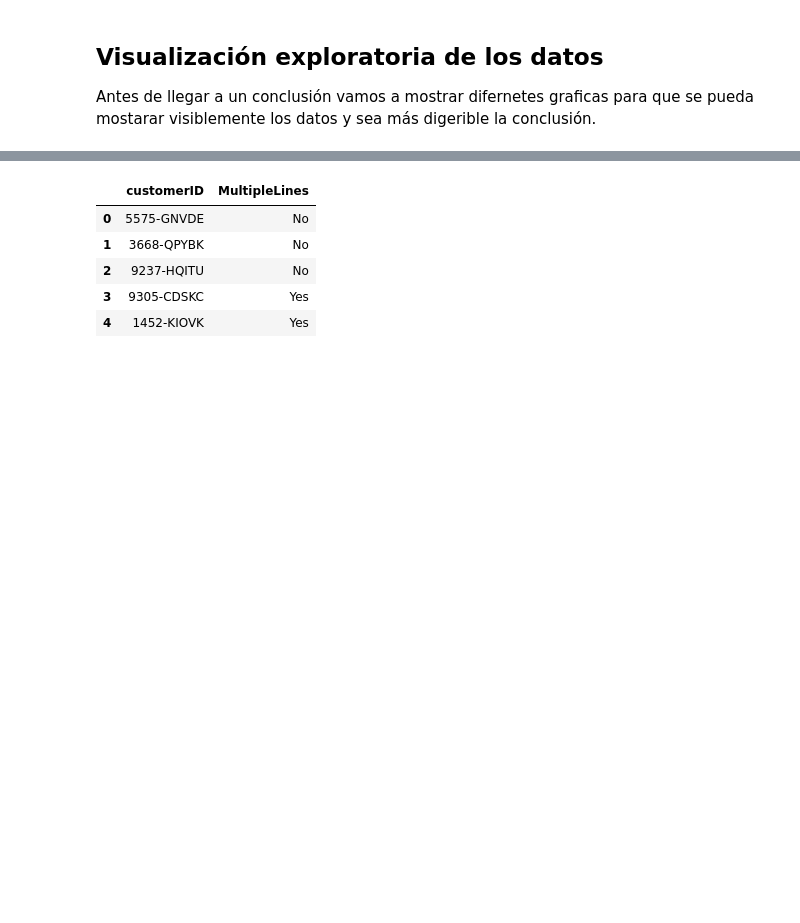
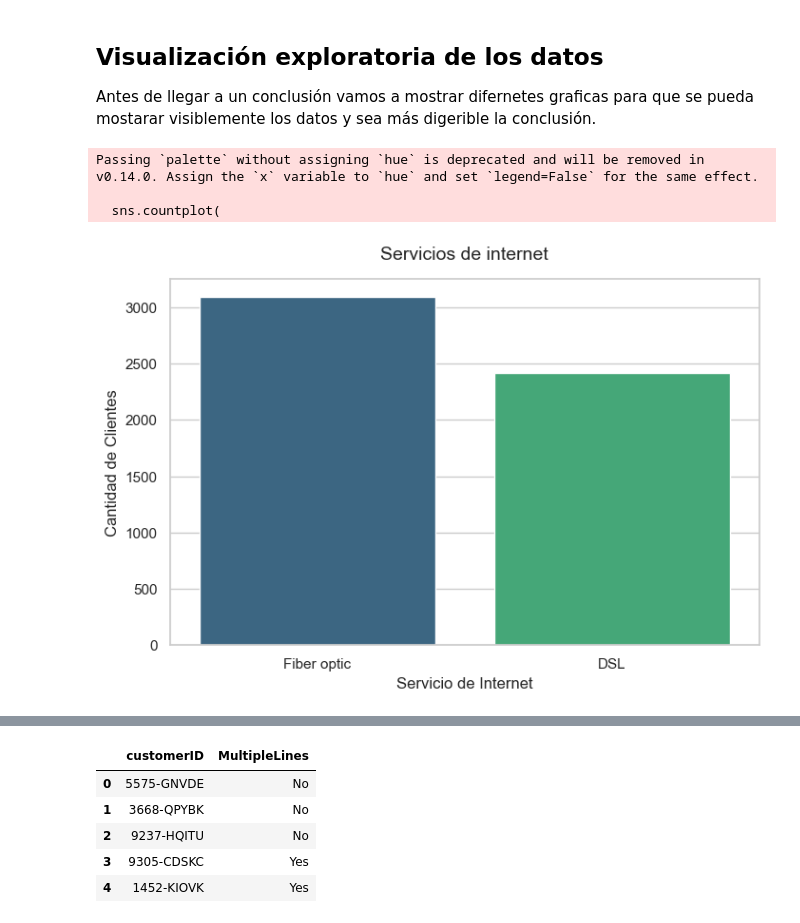
Before and after one commit to Hpaz96/Servicios-de-Interconnect, a Jupyter notebook: notebooks/02_modelo_final.ipynb, the cells around one changed output, grey strips where cells are left out. Cells and saved outputs as stored; diff of their text form; code cells hidden in the pictures; blank space fills up the shorter version.

```diff
--- a/notebooks/02_modelo_final.ipynb
+++ b/notebooks/02_modelo_final.ipynb
@@ -735,3 +743,33 @@ internet.describe(include='all')
 # %% [markdown]
 ## Visualización exploratoria de los datos
 Antes de llegar a un conclusión vamos a mostrar difernetes graficas para que se pueda mostarar visiblemente los datos y sea más digerible la conclusión.
+# %%
+conteo_internet= internet['InternetService'].value_counts()
+porcentaje_internet = internet['InternetService'].value_counts(normalize=True) * 100
+resultados_internet = pd.DataFrame({'Total Clientes': conteo_internet,'Porcentaje (%)': porcentaje_internet.round(2)})
+
+#  Configurar el tamaño y estilo del gráfico
+plt.figure(figsize=(8, 5))
+sns.set_theme(style="whitegrid")  # Agrega una cuadrícula de fondo limpia
+
+# Crear el gráfico de barras (usando 'Type')
+# El parámetro order asegura que las barras se muestren de la categoría más alta a la más baja
+sns.countplot(
+    data=internet,
+    x='InternetService',
+    order=internet['InternetService'].value_counts().index,
+    palette='viridis'
+)
+
+#textos del gráfico
+plt.title('Servicios de internet', fontsize=14, pad=15)
+plt.xlabel('Servicio de Internet', fontsize=12)
+plt.ylabel('Cantidad de C
+# Mostrar el gráfico en pantallalientes', fontsize=12)
+
+plt.show()
+# %% [output]
+Passing `palette` without assigning `hue` is deprecated and will be removed in v0.14.0. Assign the `x` variable to `hue` and set `legend=False` for the same effect.
+
+  sns.countplot(
+[figure, added]
```
Also changed, not shown: parts of 29 cells of this notebook.
